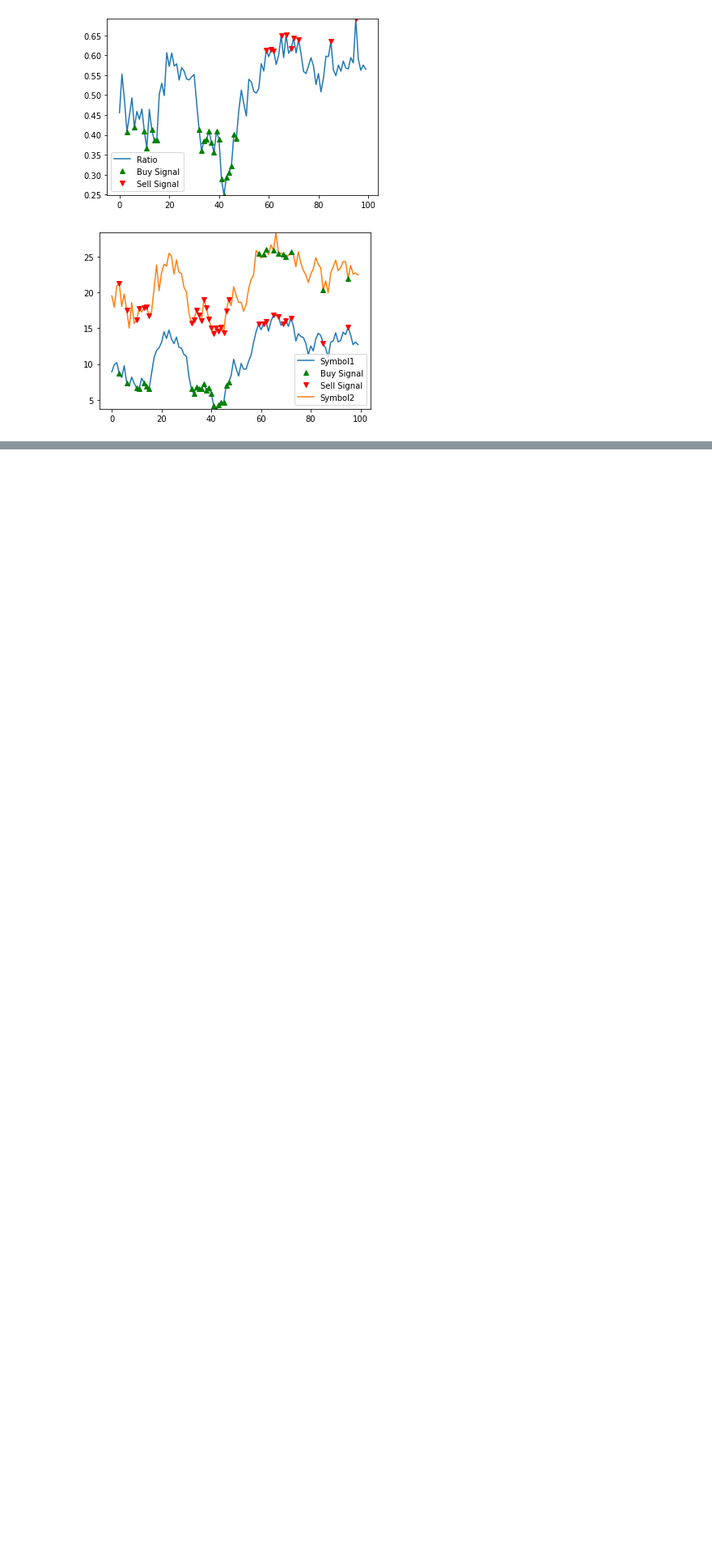
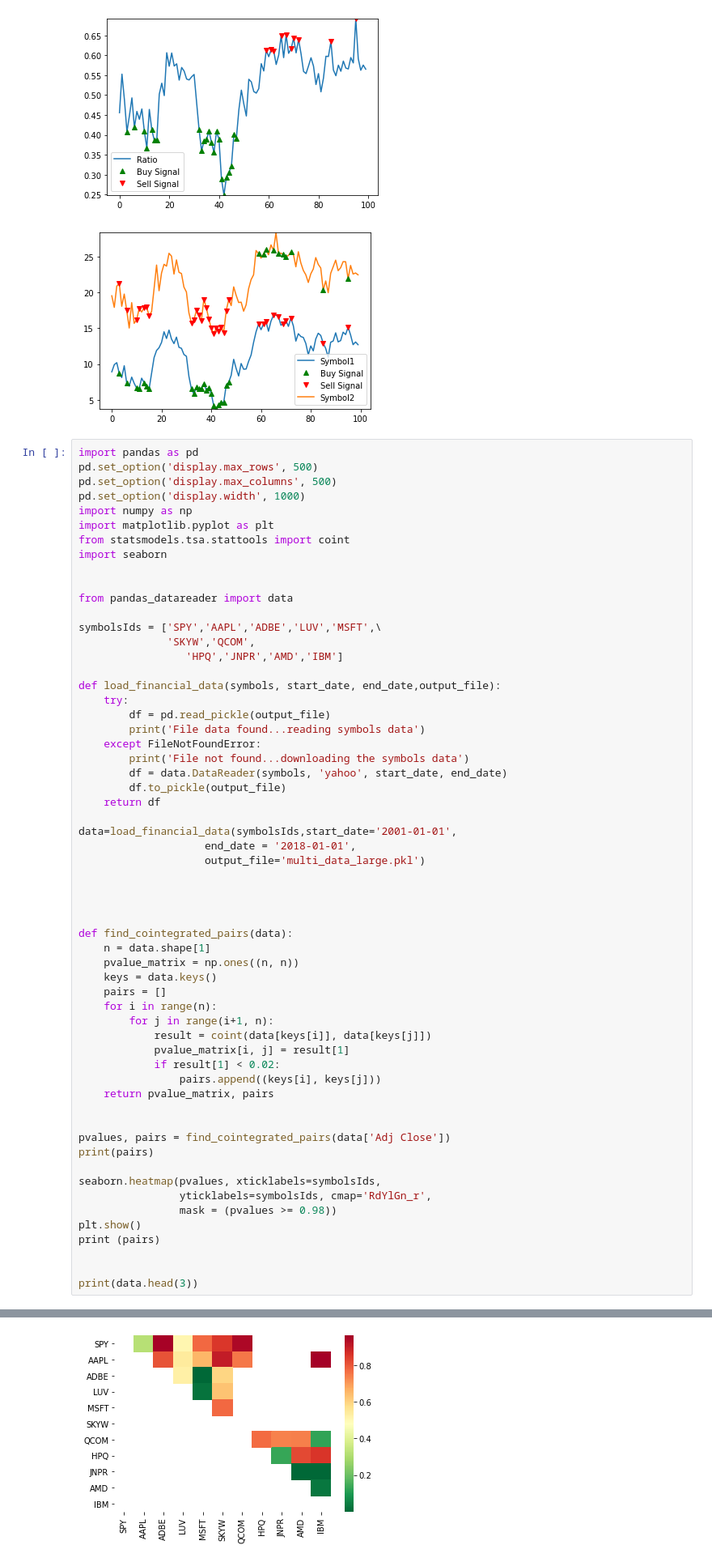
Before and after one commit to REICHIYAN/REI, a Jupyter notebook: Correlated.ipynb, the cells around one changed output, grey strips where cells are left out. Shown at 81% size. Drawn from its saved outputs; the diff is of its cells as text; blank space fills up the shorter version.

```diff
--- a/Correlated.ipynb
+++ b/Correlated.ipynb
@@ -99,3 +99,63 @@ plt.show()
 [figure]
 [figure]
 [figure]
+# %%
+import pandas as pd
+pd.set_option('display.max_rows', 500)
+pd.set_option('display.max_columns', 500)
+pd.set_option('display.width', 1000)
+import numpy as np
+import matplotlib.pyplot as plt
+from statsmodels.tsa.stattools import coint
+import seaborn
+
+
+from pandas_datareader import data
+
+symbolsIds = ['SPY','AAPL','ADBE','LUV','MSFT',\
+              'SKYW','QCOM',
+                 'HPQ','JNPR','AMD','IBM']
+
+def load_financial_data(symbols, start_date, end_date,output_file):
+    try:
+        df = pd.read_pickle(output_file)
+        print('File data found...reading symbols data')
+    except FileNotFoundError:
+        print('File not found...downloading the symbols data')
+        df = data.DataReader(symbols, 'yahoo', start_date, end_date)
+        df.to_pickle(output_file)
+    return df
+
+data=load_financial_data(symbolsIds,start_date='2001-01-01',
+                    end_date = '2018-01-01',
+                    output_file='multi_data_large.pkl')
+
+
+
+
+def find_cointegrated_pairs(data):
+    n = data.shape[1]
+    pvalue_matrix = np.ones((n, n))
+    keys = data.keys()
+    pairs = []
+    for i in range(n):
+        for j in range(i+1, n):
+            result = coint(data[keys[i]], data[keys[j]])
+            pvalue_matrix[i, j] = result[1]
+            if result[1] < 0.02:
+                pairs.append((keys[i], keys[j]))
+    return pvalue_matrix, pairs
+
+
+pvalues, pairs = find_cointegrated_pairs(data['Adj Close'])
+print(pairs)
+
+seaborn.heatmap(pvalues, xticklabels=symbolsIds,
+                yticklabels=symbolsIds, cmap='RdYlGn_r',
+                mask = (pvalues >= 0.98))
+plt.show()
+print (pairs)
+
+
+print(data.head(3))
+# %% [output]
@@ -101,0 +164 @@ plt.show()
+[figure, added]
```
Also changed, not shown: parts of 2 cells of this notebook.
